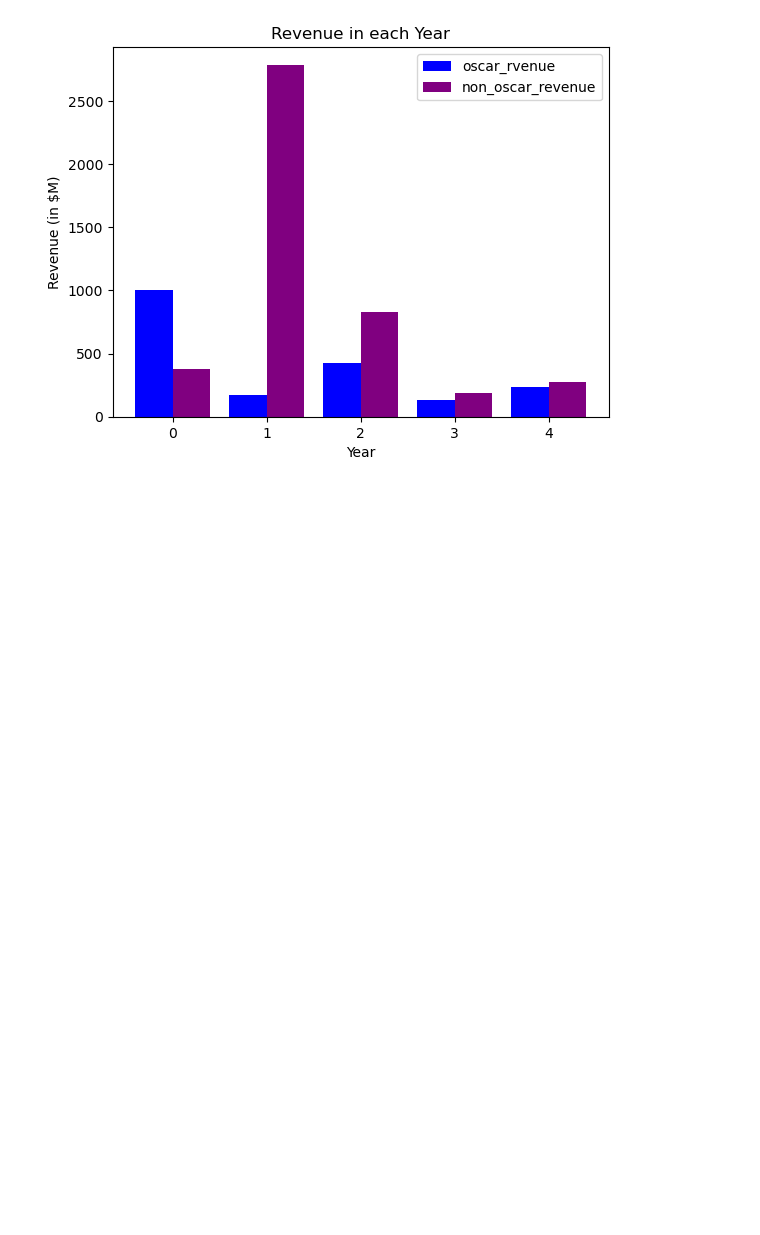
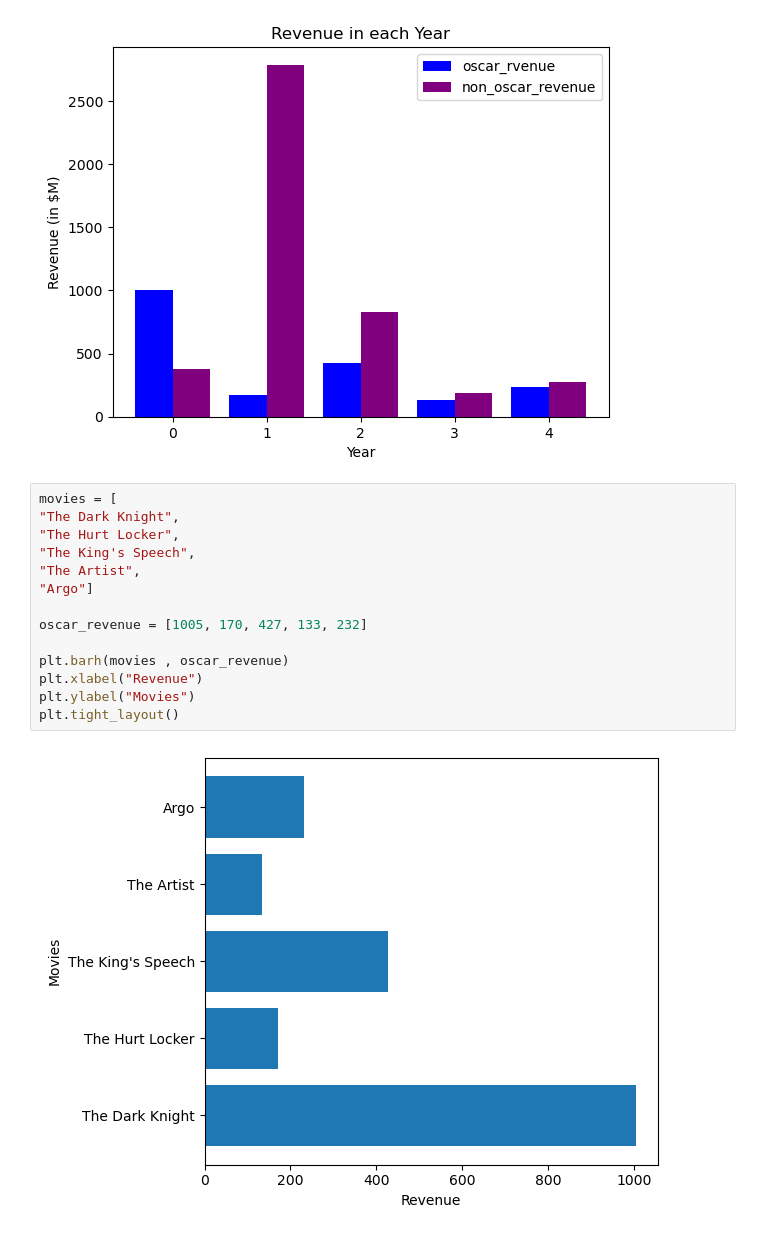
Before and after one commit to HarshitVyas24/AI-ENGINEERING-JOURNEY, a Jupyter notebook: Prime/DATA VISUALIZATIION/Untitled.ipynb, the cells around one changed output. Saved outputs shown, nothing was run; the diff lists cells and outputs as text; blank space fills up the shorter version.

```diff
--- a/Prime/DATA VISUALIZATIION/Untitled.ipynb
+++ b/Prime/DATA VISUALIZATIION/Untitled.ipynb
@@ -133,3 +133,19 @@ plt.legend()
 # %% [output]
 <matplotlib.legend.Legend at 0x...>
 [figure]
+# %%
+movies = [
+"The Dark Knight",
+"The Hurt Locker",
+"The King's Speech",
+"The Artist",
+"Argo"]
+
+oscar_revenue = [1005, 170, 427, 133, 232]
+
+plt.barh(movies , oscar_revenue)
+plt.xlabel("Revenue")
+plt.ylabel("Movies")
+plt.tight_layout()
+# %% [output]
+[figure, added]
```
Also changed, not shown: parts of 5 cells of this notebook, 2 other files.
